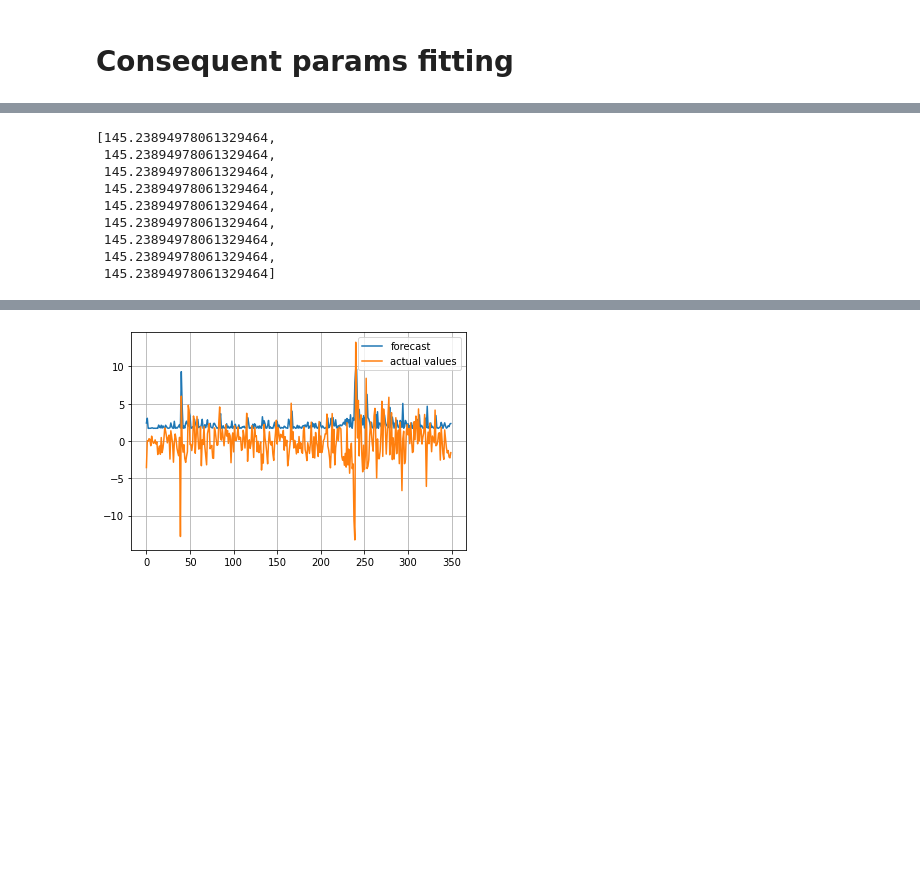
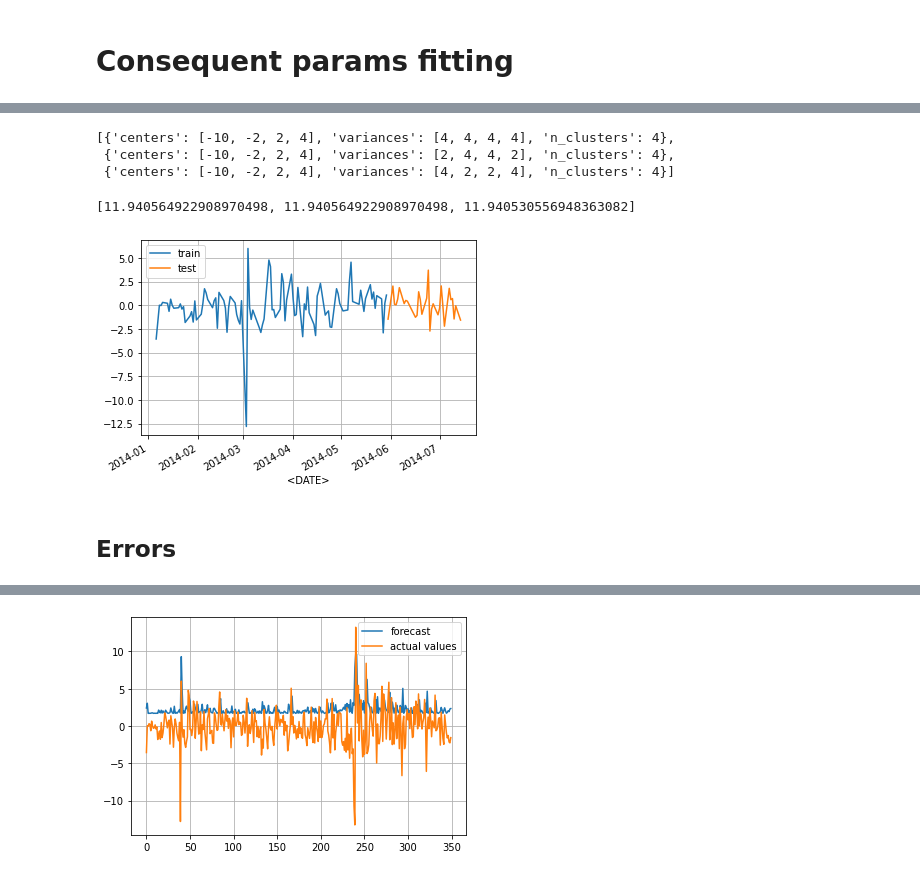
Before and after one commit to Northern125/fuzzy-volatility-modeling, a Jupyter notebook: results_analysis.ipynb, the cells around one changed output, grey strips where cells are left out. Drawn from its saved outputs; the diff is of its cells as text; code cells hidden in the pictures; blank space fills up the shorter version.

Commit message:
[Research] Results analysis of further research

```diff
--- a/results_analysis.ipynb
+++ b/results_analysis.ipynb
@@ -11,0 +17,5 @@ research_results_folder = config['files_folders']['research_results']
+# %%
+file_name = 'fvm_result_2022-01-29 18-48-25.pkl'
+
+with open(f'{research_results_folder}/{file_name}', 'rb') as file:
+    fvm_res = pickle.load(file)
@@ -12,5 +36,2 @@ research_results_folder = config['files_folders']['research_results']
 # %% [markdown]
 # Consequent params fitting
-# %%
-with open(f'{research_results_folder}/fitting_consequent_params_result_2022-01-23_02-06-06.894188.pkl', 'rb') as file:
-    res = pd.read_pickle(file)
@@ -32,0 +38,17 @@ Name: log return, Length: 350, dtype: float64
+# %%
+file_name = 'fitting_consequent_params_result_2022-02-01 19-25-09.pkl'
+
+with open(f'{research_results_folder}/{file_name}', 'rb') as file:
+    res = pd.read_pickle(file)
+# %%
+consequent_metaparams = res['fvms'][0].local_method_parameters  # res['consequent_metaparams']
+p = consequent_metaparams['p']
+q = consequent_metaparams['q']
+
+train = res['train']
+test = res['test']
+
+n_train = train.shape[0]
+n_test = test.shape[0]
+
+print(n_train, n_test)
@@ -33,12 +61,21 @@ Name: log return, Length: 350, dtype: float64
+# %%
+res['antecedent_params_set']
+# %% [output]
+[{'centers': [-10, -2, 2, 4], 'variances': [4, 4, 4, 4], 'n_clusters': 4},
+ {'centers': [-10, -2, 2, 4], 'variances': [2, 4, 4, 2], 'n_clusters': 4},
+ {'centers': [-10, -2, 2, 4], 'variances': [4, 2, 2, 4], 'n_clusters': 4}]
 # %%
 res['mses']
 # %% [output]
-[145.23894978061329464,
- 145.23894978061329464,
- 145.23894978061329464,
- 145.23894978061329464,
- 145.23894978061329464,
- 145.23894978061329464,
- 145.23894978061329464,
- 145.23894978061329464,
- 145.23894978061329464]
+[11.940564922908970498, 11.940564922908970498, 11.940530556948363082]
+# %%
+train.plot(label='train')
+test.plot(label='test')
+
+plt.legend()
+plt.grid()
+plt.show()
+# %% [output]
+[figure, added]
+# %% [markdown]
+## Errors
```
Also changed, not shown: parts of 13 cells of this notebook.
